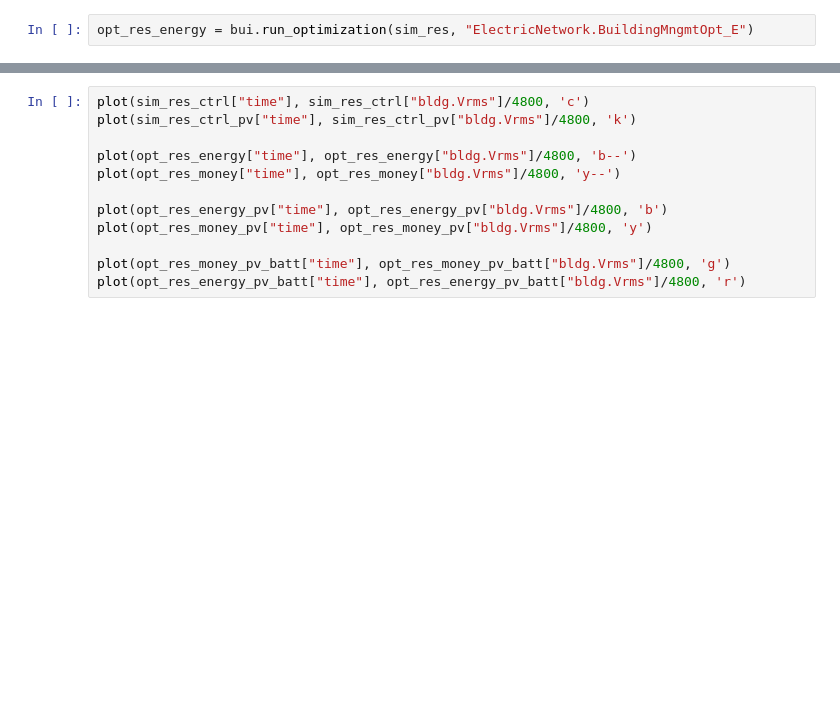
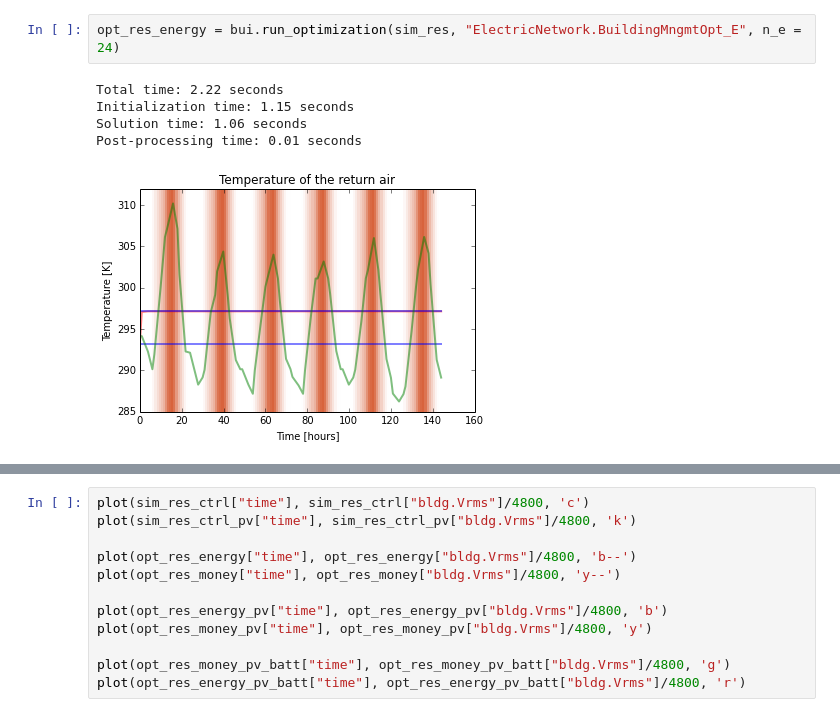
Before and after one commit to mbonvini/Optimization, a Jupyter notebook: notebooks/building_optimization.ipynb, the cells around one changed output, grey strips where cells are left out. Saved outputs shown, nothing was run; the diff lists cells and outputs as text; blank space fills up the shorter version.

```diff
--- a/notebooks/building_optimization.ipynb
+++ b/notebooks/building_optimization.ipynb
@@ -25,5 +87,11 @@ plot(sim_res_ctrl["time"], sim_res_ctrl["E"], 'c')
 # %%
-opt_res_energy = bui.run_optimization(sim_res, "ElectricNetwork.BuildingMngmtOpt_E")
+opt_res_energy = bui.run_optimization(sim_res, "ElectricNetwork.BuildingMngmtOpt_E", n_e = 24)
+# %% [output]
+Total time: 2.22 seconds
+Initialization time: 1.15 seconds
+Solution time: 1.06 seconds
+Post-processing time: 0.01 seconds
+[figure, added]
 # %%
 plot(opt_res_energy["time"], opt_res_energy["P_hvac"], "r")
 plot(sim_res_ctrl["time"], sim_res_ctrl["Pctrl"], 'c')
```
Also changed, not shown: parts of 43 cells of this notebook, 2 other files.
